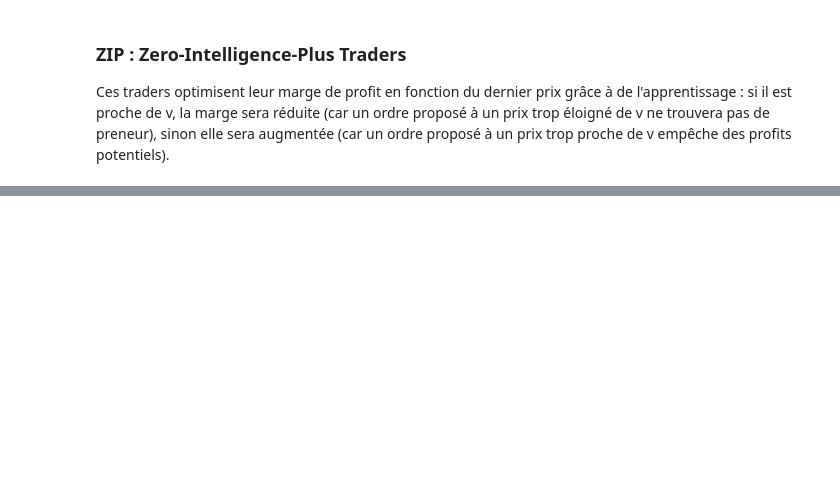
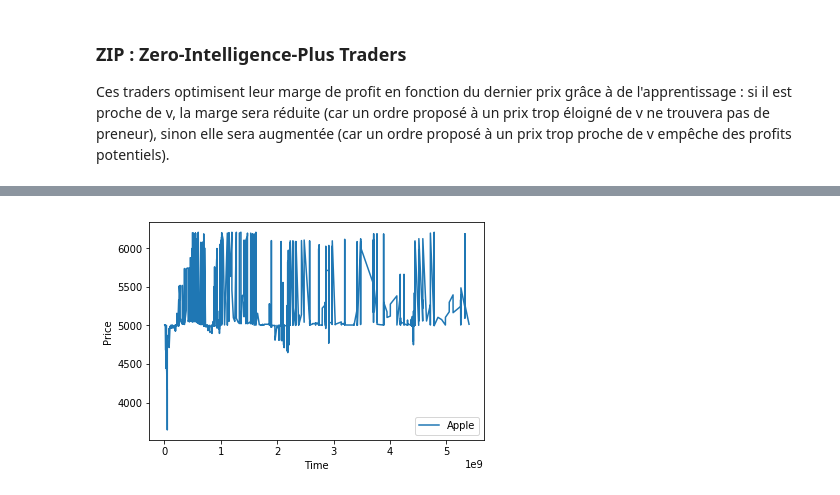
Before and after one commit to cristal-smac/atomPython, a Jupyter notebook: mesagents.ipynb, the cells around one changed output, grey strips where cells are left out. Saved outputs shown, nothing was run; the diff lists cells and outputs as text; code cells hidden in the pictures; blank space fills up the shorter version.

```diff
--- a/mesagents.ipynb
+++ b/mesagents.ipynb
@@ -303,11 +283,10 @@ def f_belief(market,asset,p,direction):
         if bid.price >= p:
             ubg+=1
     if direction=='ASK':
+        if (2*aag + ubg + ual)==0:
+            return 0
         return ((2*aag + ubg) / (2*aag + ubg + ual))
     else:
+        if (2*abl + ual + ubg)==0:
+            return 0
         return ((2*abl + ual) / (2*abl + ual + ubg))
-
-print(f_belief(m,"Apple",6000,'ASK'))
-print(f_belief(m,"Apple",4700,'BID'))
-print(f_belief(m,"Apple",9000,'ASK'))
-print(f_belief(m,"Apple",1000,'BID'))
@@ -320,0 +316,81 @@ m.o
+# %%
+
+
+file = open('mytrace.dat', 'w')
+#m = Market(['Apple', 'Google'], out=file, fix='S')
+m = Market(['Apple','Banana'], out=file, fix='S')
+m = Market(['Apple'], out=file, fix='S')
+
+ZITs = []
+ZICs = []
+ZIPs = []
+GDXs = []
+
+for i in range(20):
+    #m.add_trader(ZITTrader_delta(m, delta=0.05, pb_cancel=0.1))
+    #m.add_trader(ZITPeriodique(m,periode=random.randint(1,5)))
+
+    t = ZIC(m,v={'Apple':random.randint(3000,7000),'Banana':random.randint(3000,7000)})
+    ZICs.append(t)
+    m.add_trader(t)
+
+    t = ZIP(m,v={'Apple':random.randint(3000,7000),'Banana':random.randint(3000,7000)},momentum=random.random(),beta=(random.random()*0.4)+0.1)
+    ZIPs.append(t)
+    m.add_trader(t)
+
+    t = ZITTrader(m)
+    ZITs.append(t)
+    m.add_trader(t)
+
+    t = GDX(m,v={'Apple':random.randint(3000,7000),'Banana':random.randint(3000,7000)})
+    GDXs.append(t)
+    m.add_trader(t)
+
+for i in range(100):
+    m.run_once()
+file.close()
+
+Prices = extract_prices('mytrace.dat')
+for asset in Prices.keys():
+    plt.plot(Prices[asset][0], Prices[asset][1], '-', label=asset)
+plt.legend(loc='best')
+plt.xlabel('Time')
+plt.ylabel('Price')
+plt.show()
+
+ZIT_wealths = []
+ZIC_wealths = []
+ZIP_wealths = []
+GDX_wealths = []
+
+for i in range(len(ZITs)):
+    ZIT_wealths.append(ZITs[i].get_wealth(m))
+    ZIC_wealths.append(ZICs[i].get_wealth(m))
+    ZIP_wealths.append(ZIPs[i].get_wealth(m))
+    GDX_wealths.append(GDXs[i].get_wealth(m))
+
+ZIC_perceived_wealths = []
+ZIP_perceived_wealths = []
+GDX_perceived_wealths = []
+
+for i in range(len(ZICs)):
+    a = ZICs[i]
+    pw = a.cash + (a.v["Apple"]*a.assets["Apple"])
+    ZIC_perceived_wealths.append(pw)
+    a = ZIPs[i]
+    pw = a.cash + (a.v["Apple"]*a.assets["Apple"])
+    ZIP_perceived_wealths.append(pw)
+    a = GDXs[i]
+    pw = a.cash + (a.v["Apple"]*a.assets["Apple"])
+    GDX_perceived_wealths.append(pw)
+
+print("Wealth moyen ZIT :",np.mean(ZIT_wealths))
+print("Wealth moyen ZIC :",np.mean(ZIC_wealths))
+print("Wealth moyen ZIP :",np.mean(ZIP_wealths))
+print("Wealth moyen GDX :",np.mean(GDX_wealths))
+
+print("Perceived wealth moyen ZIC :",np.mean(ZIC_perceived_wealths))
+print("Perceived wealth moyen ZIP :",np.mean(ZIP_perceived_wealths))
+print("Perceived wealth moyen GDX :",np.mean(GDX_perceived_wealths))
+# %% [output]
+[figure, added]
```
Also changed, not shown: parts of 21 cells of this notebook, 1 other file.
